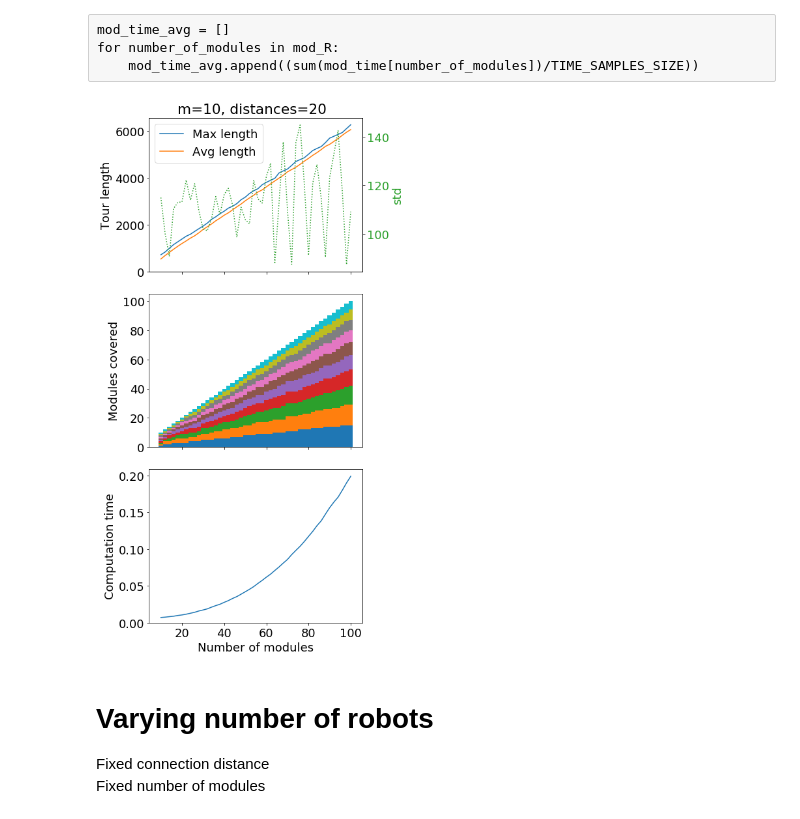
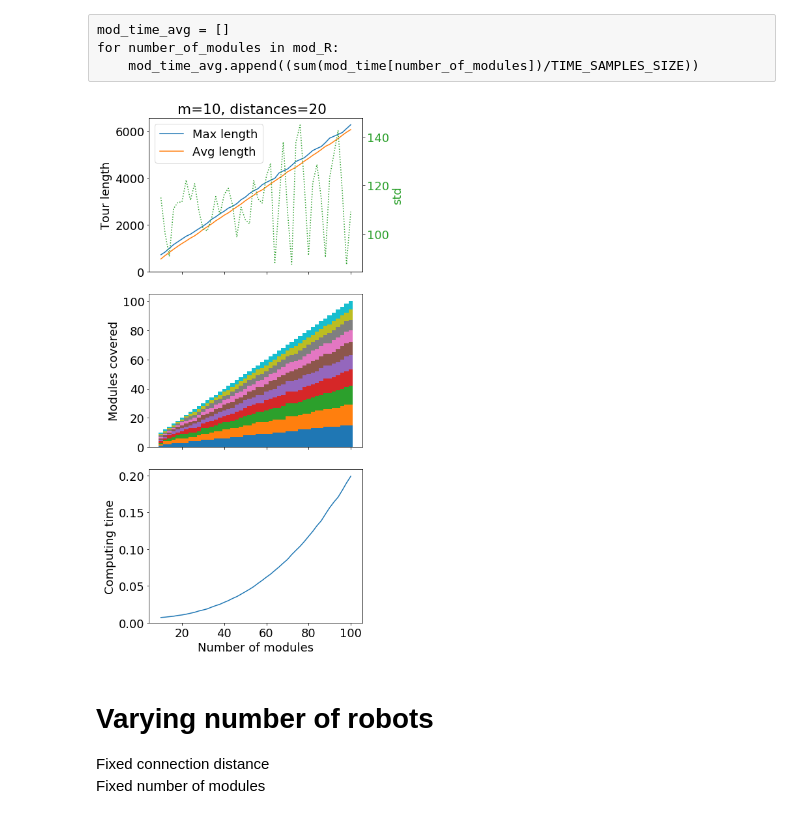
Before and after one commit to mirkosalaris/CoverageModularEnvironments, a Jupyter notebook: Notebooks/Hotel_example.ipynb, the cells around one changed output. Cells and saved outputs as stored; diff of their text form; code cells hidden in the pictures.

Commit message:
Change label in plots to 'computing'

```diff
--- a/Notebooks/Hotel_example.ipynb
+++ b/Notebooks/Hotel_example.ipynb
@@ -94,35 +94,35 @@ ax1b = ax1.twinx()
 
 color = 'tab:green'
 ax1b.set_ylabel('std', color=color)
 ax1b.plot(mod_R, mod_std_len, ':', color=color)
 ax1b.tick_params(axis='y', labelcolor=color)
 #### End makespan plot ####
 
 
 #### Modules covered plot ####
 ax2.set_ylabel('Modules covered')
 
 top = np.zeros(len(mod_modules_visited))
 
 modules_covered_list = list(zip_longest(*mod_modules_visited, fillvalue=0))
 
 for n in modules_covered_list:
     ax2.bar(mod_R, n, bottom=top, width=mod_step, alpha=1)
     top += n
 #### End modules covered plot ####
 
 
 #### Runtime plot ####
-ax3.set_ylabel('Computation time')
+ax3.set_ylabel('Computing time')
 ax3.set_xlabel('Number of modules')
 ax3.plot(mod_R, mod_time_avg)
 ax3.set_ylim(bottom=0)
 #### End runtime plot ####
 
 fig.tight_layout()
 fig.savefig(SAVE_FOLDER+"varying_N_together.pdf", dpi=200, bbox_inches='tight', pad_inches=0.1)
 # %% [output]
-[figure, old version]
+[figure, new version]
 # %% [markdown]
 # Varying number of robots
 Fixed connection distance
```
Also changed, not shown: parts of 2 cells of this notebook, 3 other files.
